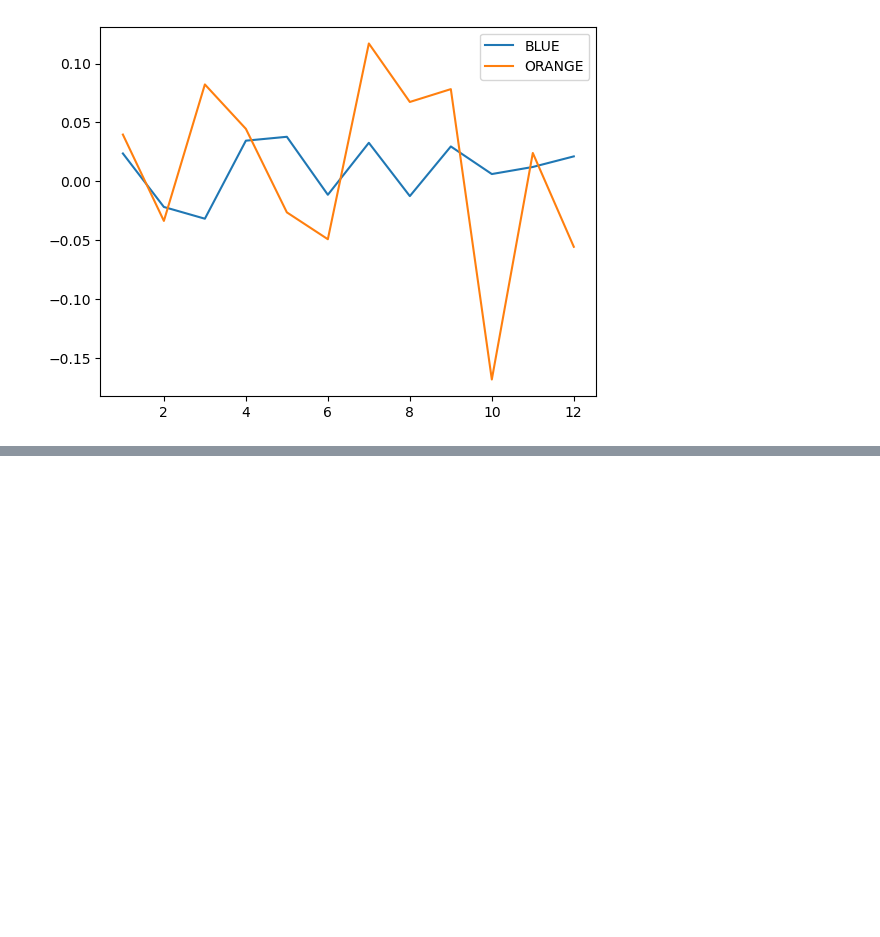
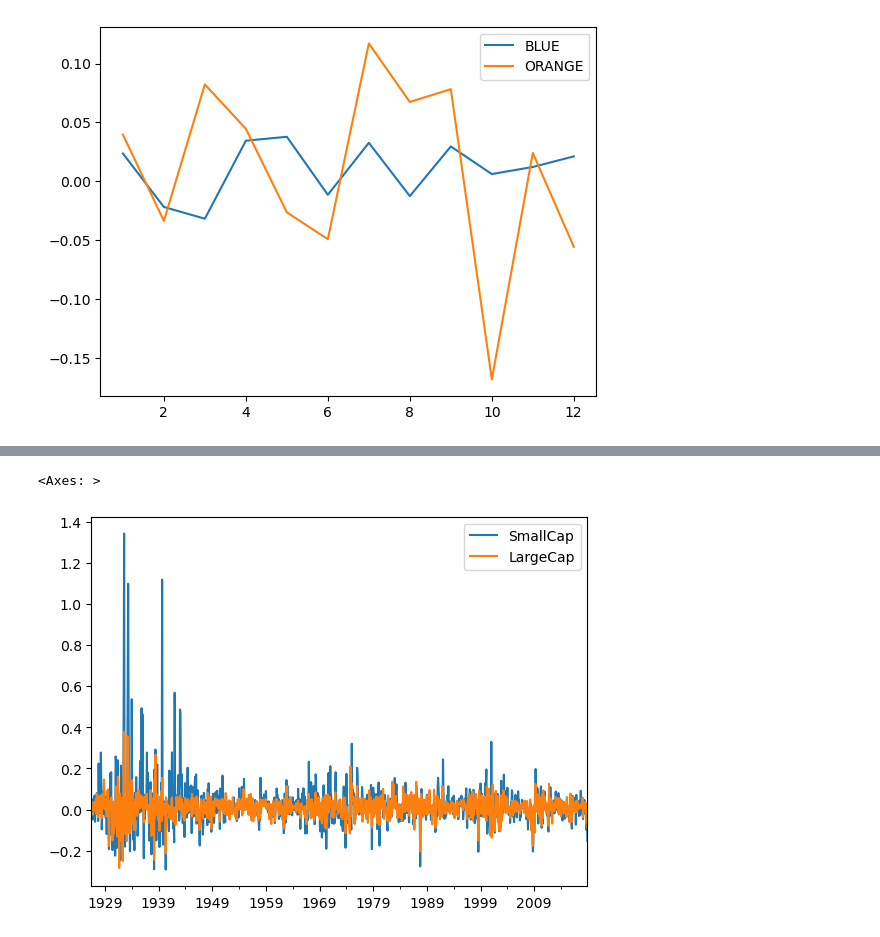
Before and after one commit to TheSmallRaccoon/PortAnalytics---Notes, a Jupyter notebook: letsGo.ipynb, the cells around one changed output, grey strips where cells are left out. Cells and saved outputs as stored; diff of their text form; code cells hidden in the pictures; blank space fills up the shorter version.

```diff
--- a/letsGo.ipynb
+++ b/letsGo.ipynb
@@ -173,0 +438,5 @@ returns.plot()
+# %%
+rets.plot.line()
+# %% [output]
+<Axes: >
+[figure, added]
```
Also changed, not shown: parts of 47 cells of this notebook.
